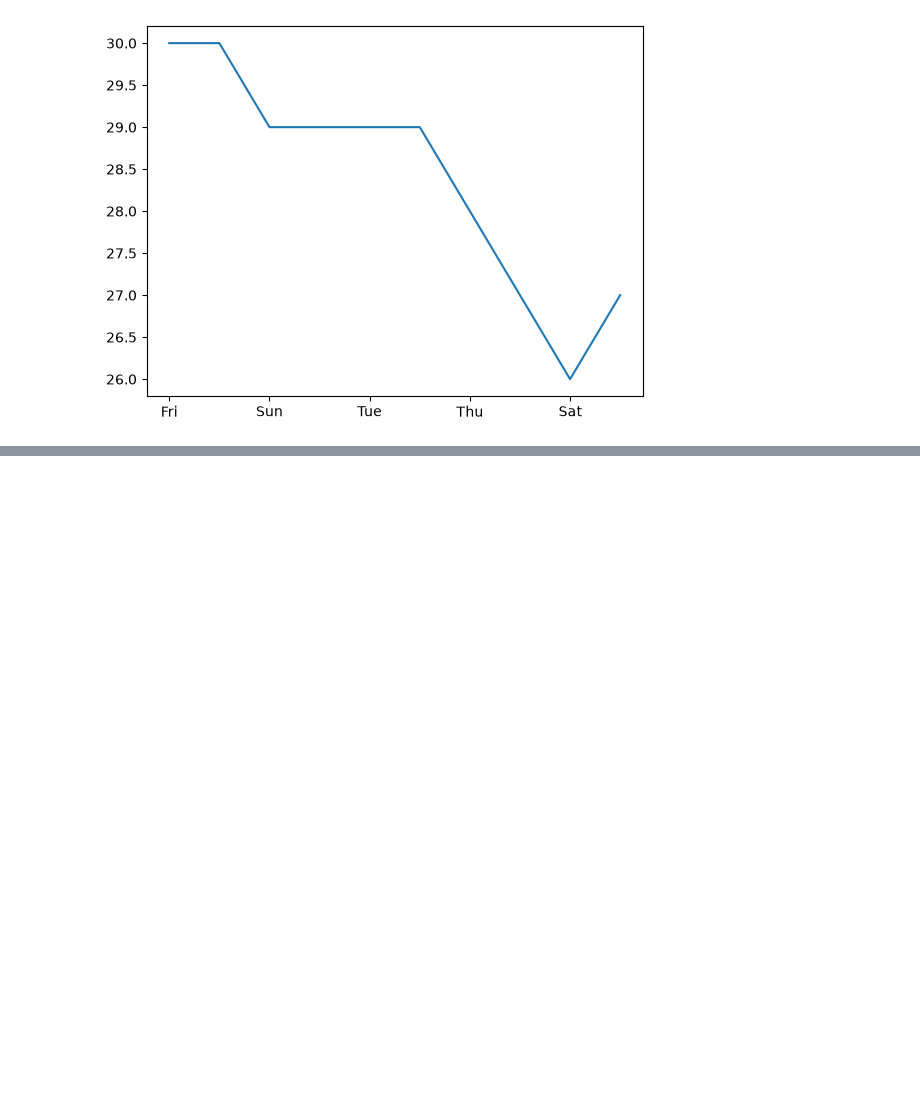
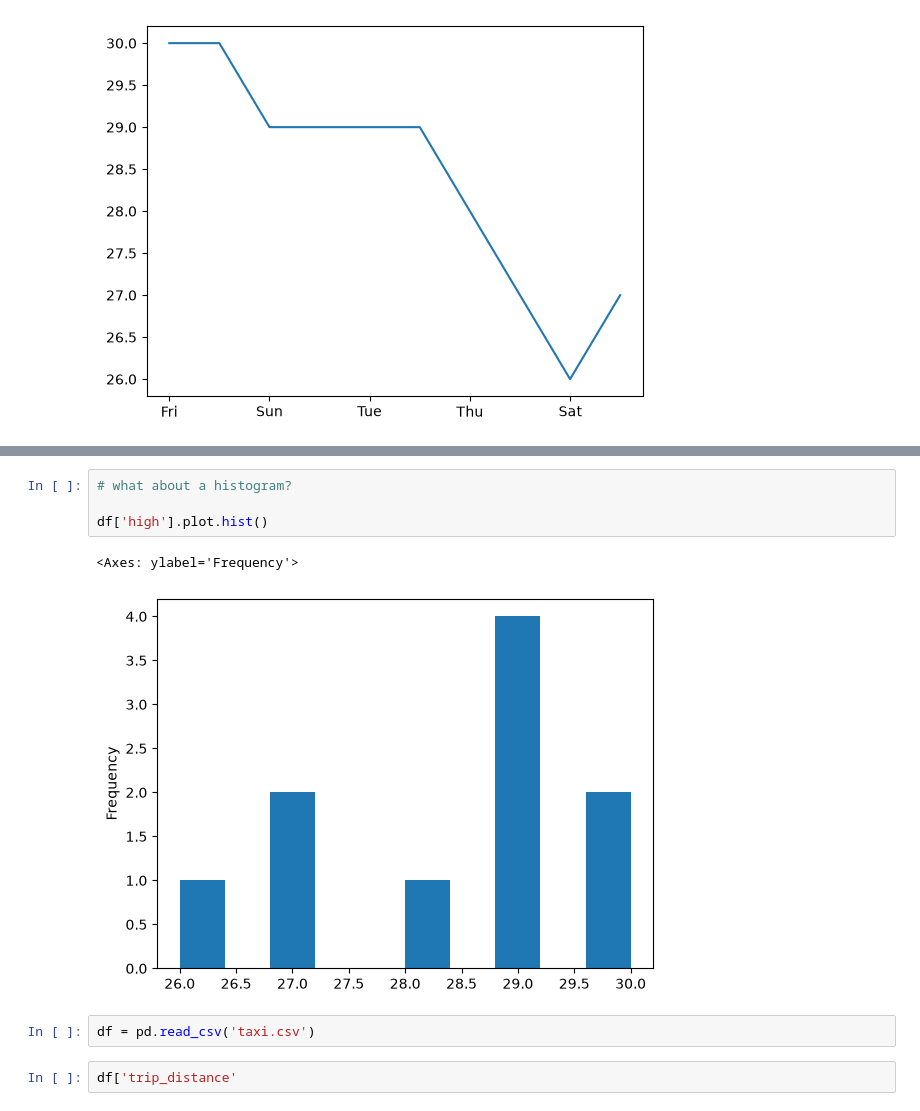
Before and after one commit to reuven/BDTMSD-Python-2026-07, a Jupyter notebook: BDTMSD-Python-2026-10-09.ipynb, the cells around one changed output, grey strips where cells are left out. Saved outputs shown, nothing was run; the diff lists cells and outputs as text; blank space fills up the shorter version.

```diff
--- a/BDTMSD-Python-2026-10-09.ipynb
+++ b/BDTMSD-Python-2026-10-09.ipynb
@@ -523,0 +514,11 @@ line(
+# %%
+# what about a histogram?
+
+df['high'].plot.hist()
+# %% [output]
+<Axes: ylabel='Frequency'>
+[figure, added]
+# %%
+df = pd.read_csv('taxi.csv')
+# %%
+df['trip_distance'
```
Also changed, not shown: parts of 2 cells of this notebook.
